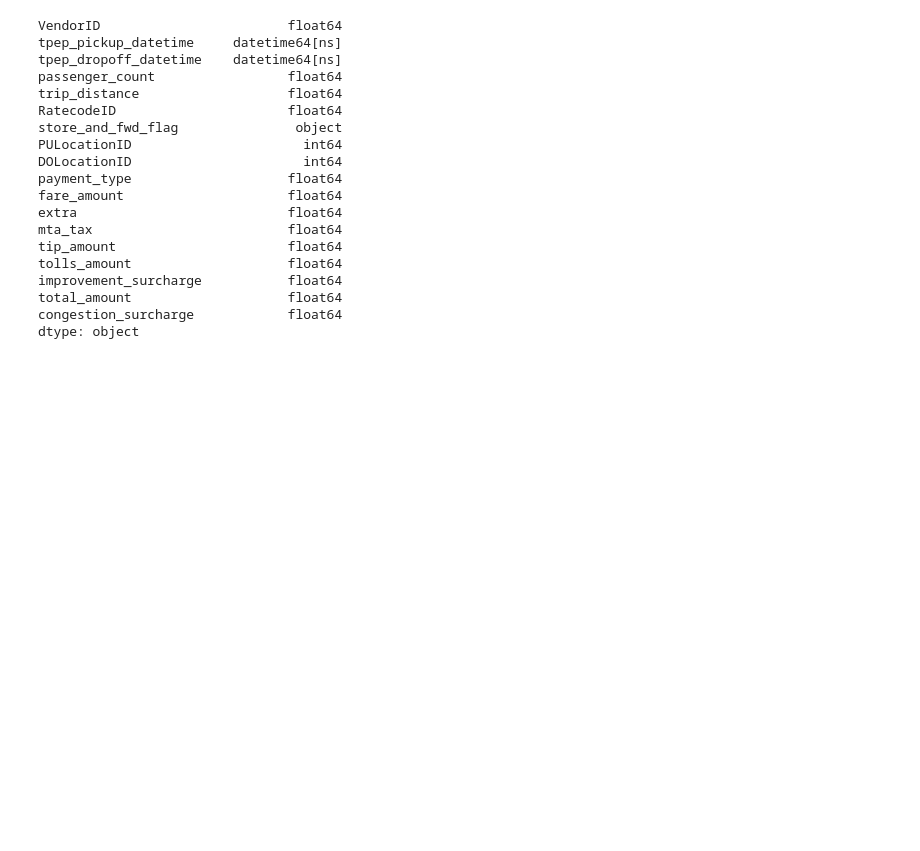
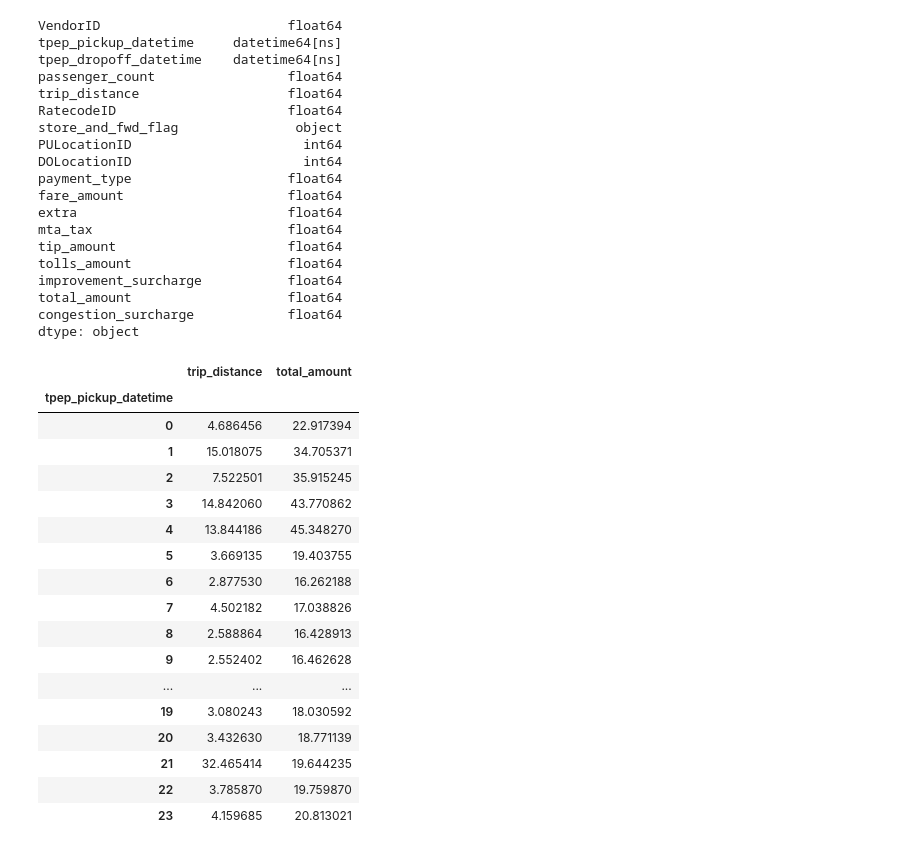
Before and after one commit to opagani/2024-08Aug-21-grouping, a Jupyter notebook: LernerPython - 2024-08Aug-21-grouping.ipynb, the cells around one changed output. Cells and saved outputs as stored; diff of their text form; code cells hidden in the pictures; blank space fills up the shorter version.

```diff
--- a/LernerPython - 2024-08Aug-21-grouping.ipynb
+++ b/LernerPython - 2024-08Aug-21-grouping.ipynb
@@ -615,3 +615,26 @@ improvement_surcharge           float64
 total_amount                    float64
 congestion_surcharge            float64
 dtype: object
+# %%
+# 2. Find, for each hour of the day, what were the mean `trip_distance` and `total_amount`?
+
+df.groupby(df['tpep_pickup_datetime'].dt.hour)[['trip_distance', 'total_amount']].mean()
+# %% [output]
+|  | trip_distance | total_amount |
+| tpep_pickup_datetime |  |  |
+| 0 | 4.686456 | 22.917394 |
+| 1 | 15.018075 | 34.705371 |
+| 2 | 7.522501 | 35.915245 |
+| 3 | 14.842060 | 43.770862 |
+| 4 | 13.844186 | 45.348270 |
+| 5 | 3.669135 | 19.403755 |
+| 6 | 2.877530 | 16.262188 |
+| 7 | 4.502182 | 17.038826 |
+| 8 | 2.588864 | 16.428913 |
+| 9 | 2.552402 | 16.462628 |
+| ... | ... | ... |
+| 19 | 3.080243 | 18.030592 |
+| 20 | 3.432630 | 18.771139 |
+| 21 | 32.465414 | 19.644235 |
+| 22 | 3.785870 | 19.759870 |
+| 23 | 4.159685 | 20.813021 |
```
Also changed, not shown: parts of 3 cells of this notebook.
